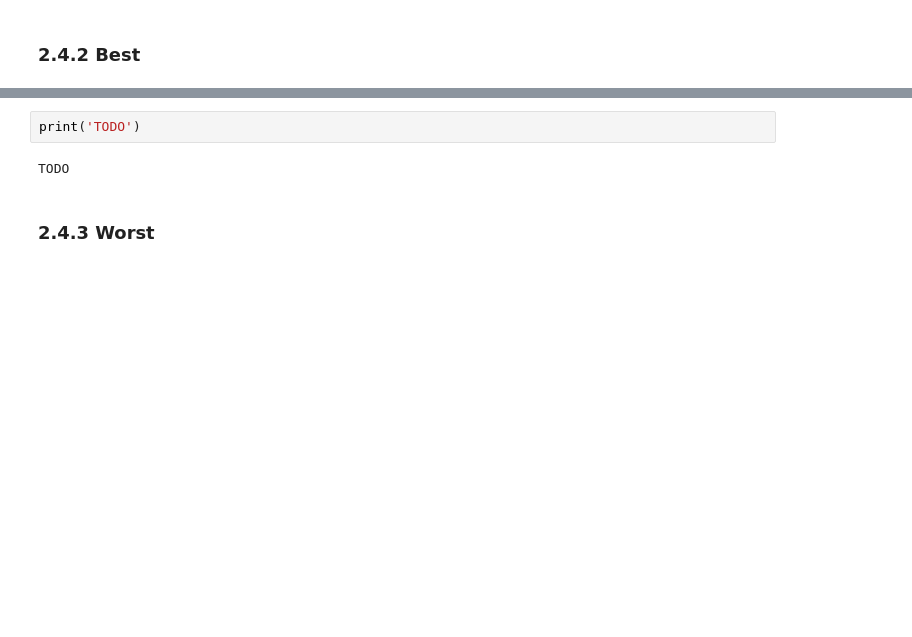
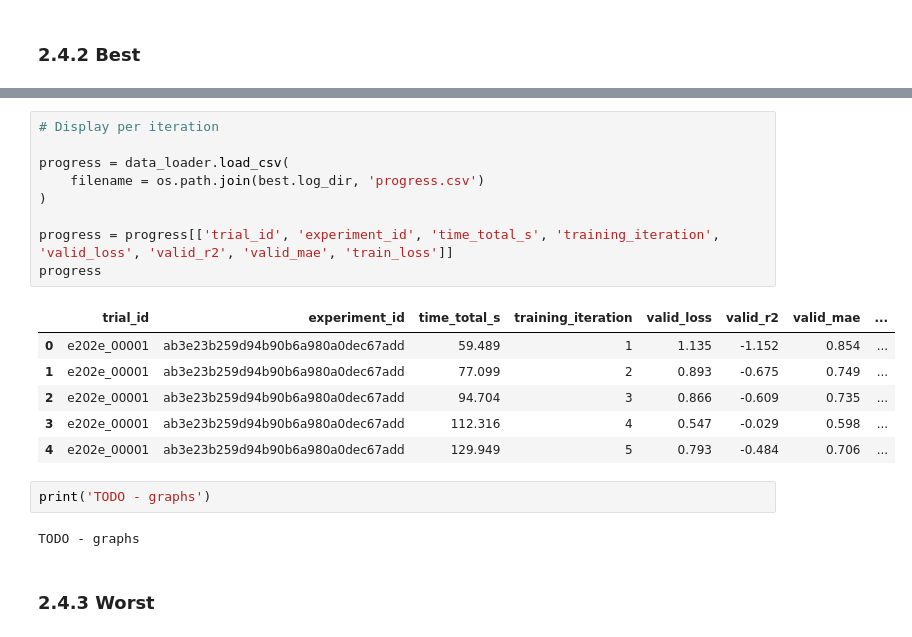
Before and after one commit to up4472/upolanc-thesis, a Jupyter notebook: nbp06-tuner.ipynb, the cells around one changed output, grey strips where cells are left out. Cells and saved outputs as stored; diff of their text form; blank space fills up the shorter version.

```diff
--- a/nbp06-tuner.ipynb
+++ b/nbp06-tuner.ipynb
@@ -291,8 +274,24 @@ Best config :
 }
 # %%
-print('TODO')
+# Display per iteration
+
+progress = data_loader.load_csv(
+	filename = os.path.join(best.log_dir, 'progress.csv')
+)
+
+progress = progress[['trial_id', 'experiment_id', 'time_total_s', 'training_iteration', 'valid_loss', 'valid_r2', 'valid_mae', 'train_loss']]
+progress
 # %% [output]
-TODO
+|  | trial_id | experiment_id | time_total_s | training_iteration | valid_loss | valid_r2 | valid_mae | ... |
+| 0 | e202e_00001 | ab3e23b259d94b90b6a980a0dec67add | 59.489 | 1 | 1.135 | -1.152 | 0.854 | ... |
+| 1 | e202e_00001 | ab3e23b259d94b90b6a980a0dec67add | 77.099 | 2 | 0.893 | -0.675 | 0.749 | ... |
+| 2 | e202e_00001 | ab3e23b259d94b90b6a980a0dec67add | 94.704 | 3 | 0.866 | -0.609 | 0.735 | ... |
+| 3 | e202e_00001 | ab3e23b259d94b90b6a980a0dec67add | 112.316 | 4 | 0.547 | -0.029 | 0.598 | ... |
+| 4 | e202e_00001 | ab3e23b259d94b90b6a980a0dec67add | 129.949 | 5 | 0.793 | -0.484 | 0.706 | ... |
+# %%
+print('TODO - graphs')
+# %% [output]
+TODO - graphs
 # %% [markdown]
 ### 2.4.3 Worst
 # %%
```
Also changed, not shown: parts of 16 cells of this notebook, 11 other files.
